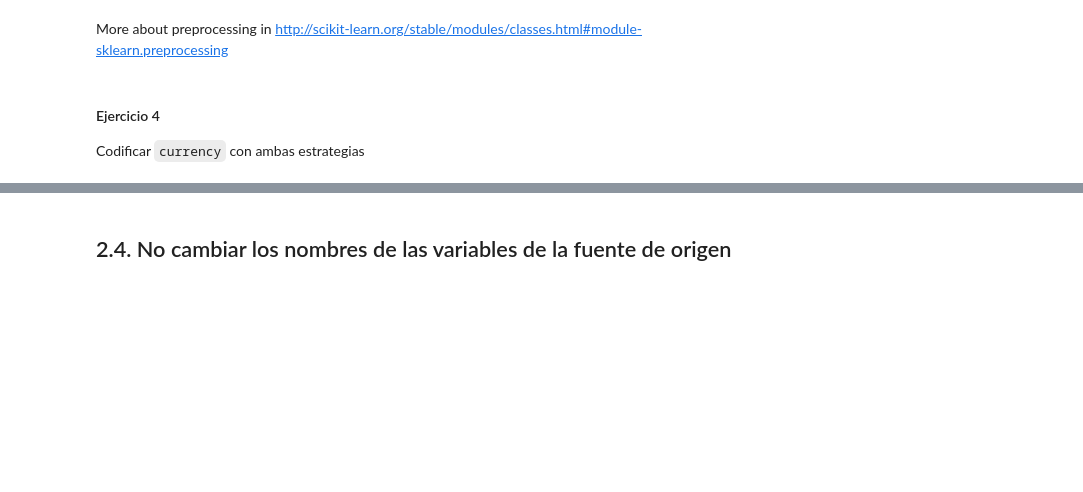
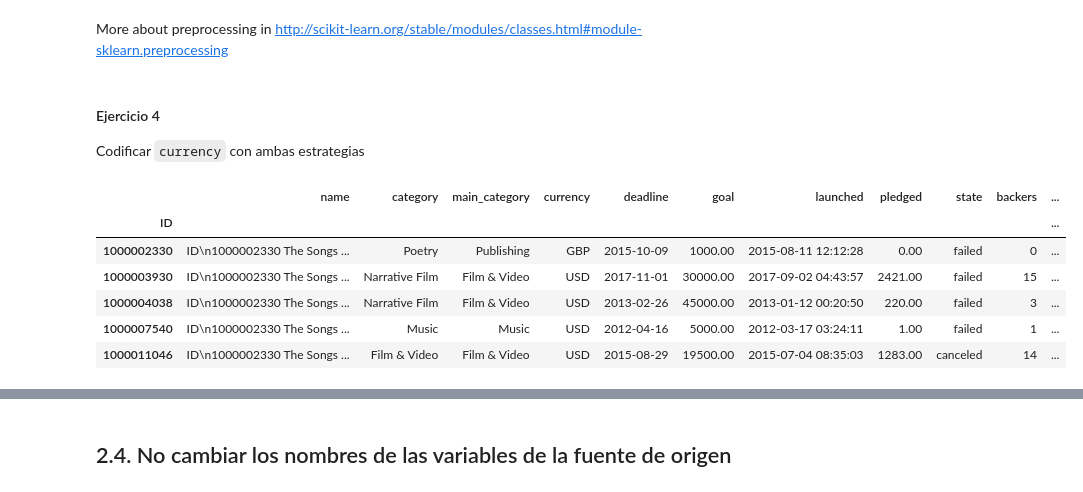
Before and after one commit to sebagalan/AnalisisYCuracion, a Jupyter notebook: notebooks/Limpieza.ipynb, the cells around one changed output, grey strips where cells are left out. Drawn from its saved outputs; the diff is of its cells as text; code cells hidden in the pictures; blank space fills up the shorter version.

```diff
--- a/notebooks/Limpieza.ipynb
+++ b/notebooks/Limpieza.ipynb
@@ -753,3 +903,19 @@ More about preprocessing in http://scikit-learn.org/stable/modules/classes.html#
 #### Ejercicio 4
 
 Codificar `currency` con ambas estrategias
+# %%
+column='currency'
+# Create a label (category) encoder object
+le = preprocessing.LabelEncoder()
+# Fit the encoder to the pandas column
+le.fit(kickstarter_2018[column])
+kickstarter_2018['coded_currency'] = le.transform(kickstarter_2018[column])
+kickstarter_2018.head()
+# %% [output]
+|  | name | category | main_category | currency | deadline | goal | launched | pledged | state | backers | ... |
+| ID |  |  |  |  |  |  |  |  |  |  | ... |
+| 1000002330 | ID\n1000002330 The Songs ... | Poetry | Publishing | GBP | 2015-10-09 | 1000.00 | 2015-08-11 12:12:28 | 0.00 | failed | 0 | ... |
+| 1000003930 | ID\n1000002330 The Songs ... | Narrative Film | Film & Video | USD | 2017-11-01 | 30000.00 | 2017-09-02 04:43:57 | 2421.00 | failed | 15 | ... |
+| 1000004038 | ID\n1000002330 The Songs ... | Narrative Film | Film & Video | USD | 2013-02-26 | 45000.00 | 2013-01-12 00:20:50 | 220.00 | failed | 3 | ... |
+| 1000007540 | ID\n1000002330 The Songs ... | Music | Music | USD | 2012-04-16 | 5000.00 | 2012-03-17 03:24:11 | 1.00 | failed | 1 | ... |
+| 1000011046 | ID\n1000002330 The Songs ... | Film & Video | Film & Video | USD | 2015-08-29 | 19500.00 | 2015-07-04 08:35:03 | 1283.00 | canceled | 14 | ... |
```
Also changed, not shown: parts of 50 cells of this notebook.
